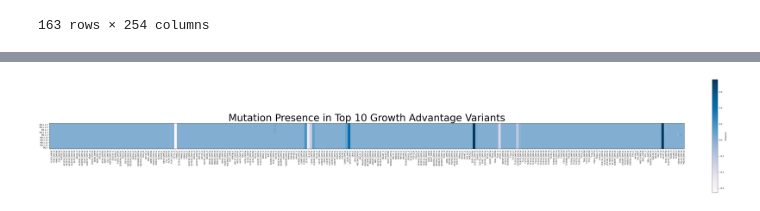
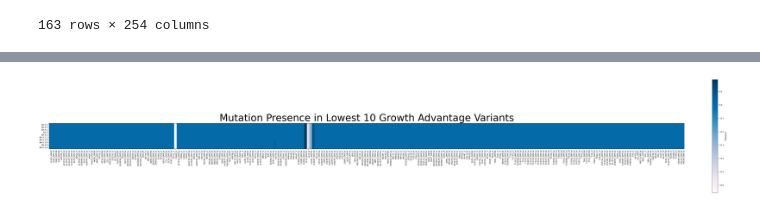
Before and after one commit to blab/sars2-epistasis-modeling, a Jupyter notebook: mutations-by-variant/Epistasis_project_pipeline.ipynb, the cells around one changed output, grey strips where cells are left out. Saved outputs shown, nothing was run; the diff lists cells and outputs as text; code cells hidden in the pictures.

```diff
--- a/mutations-by-variant/Epistasis_project_pipeline.ipynb
+++ b/mutations-by-variant/Epistasis_project_pipeline.ipynb
@@ -484,6 +489,6 @@ resulting_table
 # %%
-# filter table by highest GAs, find if there is any common mutations
-resulting_table = resulting_table.sort_values('mut_ga', ascending=False)
+# filter table by lowest 10 GAs, find if there is any common mutations
+resulting_table = resulting_table.sort_values('mut_ga', ascending=True)
 top_10_gas = resulting_table.head(10)
 pd.options.display.max_columns = None
 top_10_gas
@@ -514,20 +518,20 @@ presence = presence.tolist()
 # %%
 # heatmap of mutations in top 10 growth advantage variants
 fig, ax = plt.subplots(figsize=(50,40))
 im = ax.imshow(presence, cmap="PuBu")
 ax.set_yticks(np.arange(len(variants)),
               labels=variants)
 ax.set_xticks(np.arange(len(mutations)),
               labels=mutations)
 plt.setp(ax.get_xticklabels(),
          rotation = 90,
          ha = "right",
          rotation_mode = "anchor")
-ax.set_title("Mutation Presence in Top 10 Growth Advantage Variants",
+ax.set_title("Mutation Presence in Lowest 10 Growth Advantage Variants",
              size=50)
 cbar = ax.figure.colorbar(im, ax=ax, fraction=0.046, pad=0.04,  shrink=0.2)
 cbar.set_label("Presence")
 fig.tight_layout()
-plt.savefig("top_10_mutation_heatmap.png",format='png',dpi=150)
+plt.savefig("bottom_10_mutation_heatmap.png",format='png',dpi=150)
 # %% [output]
-[figure, old version]
+[figure, new version]
```
Also changed, not shown: parts of 10 cells of this notebook.
